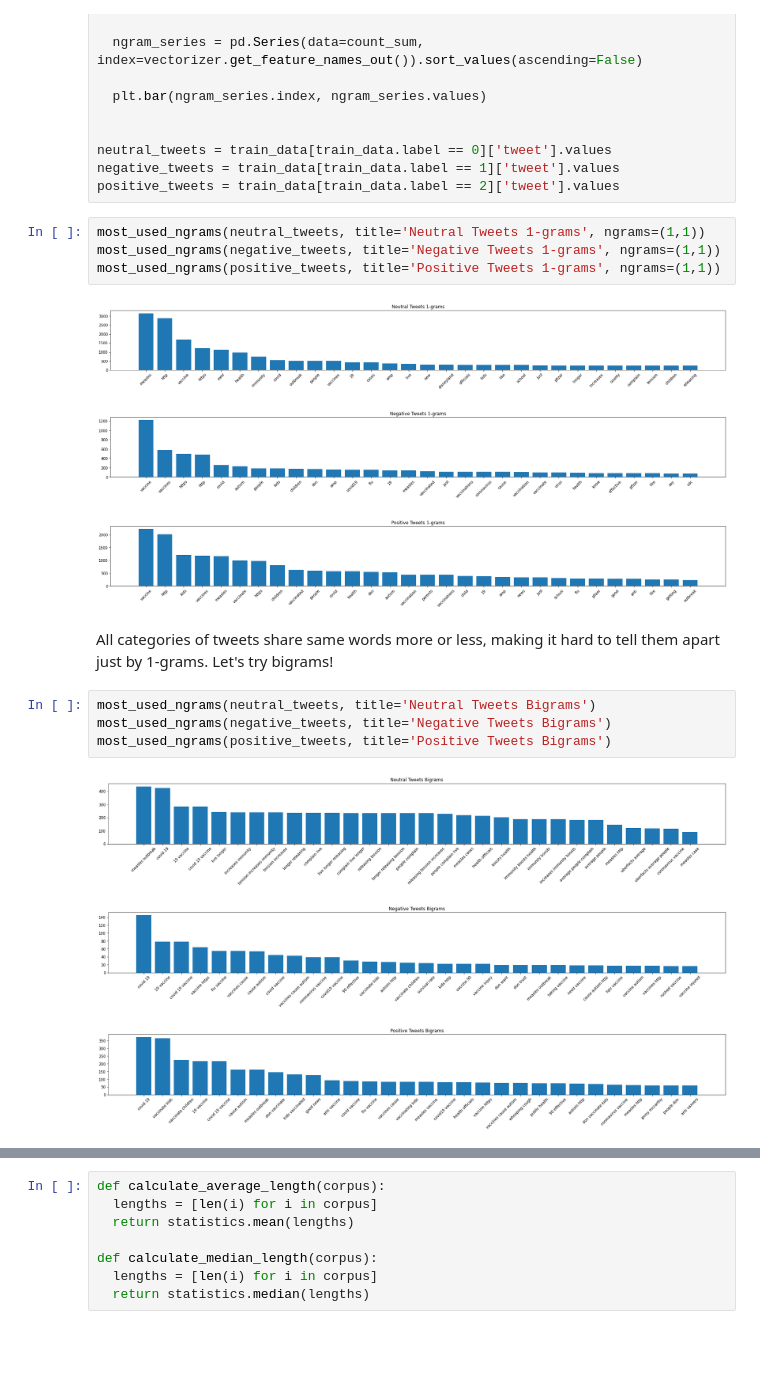
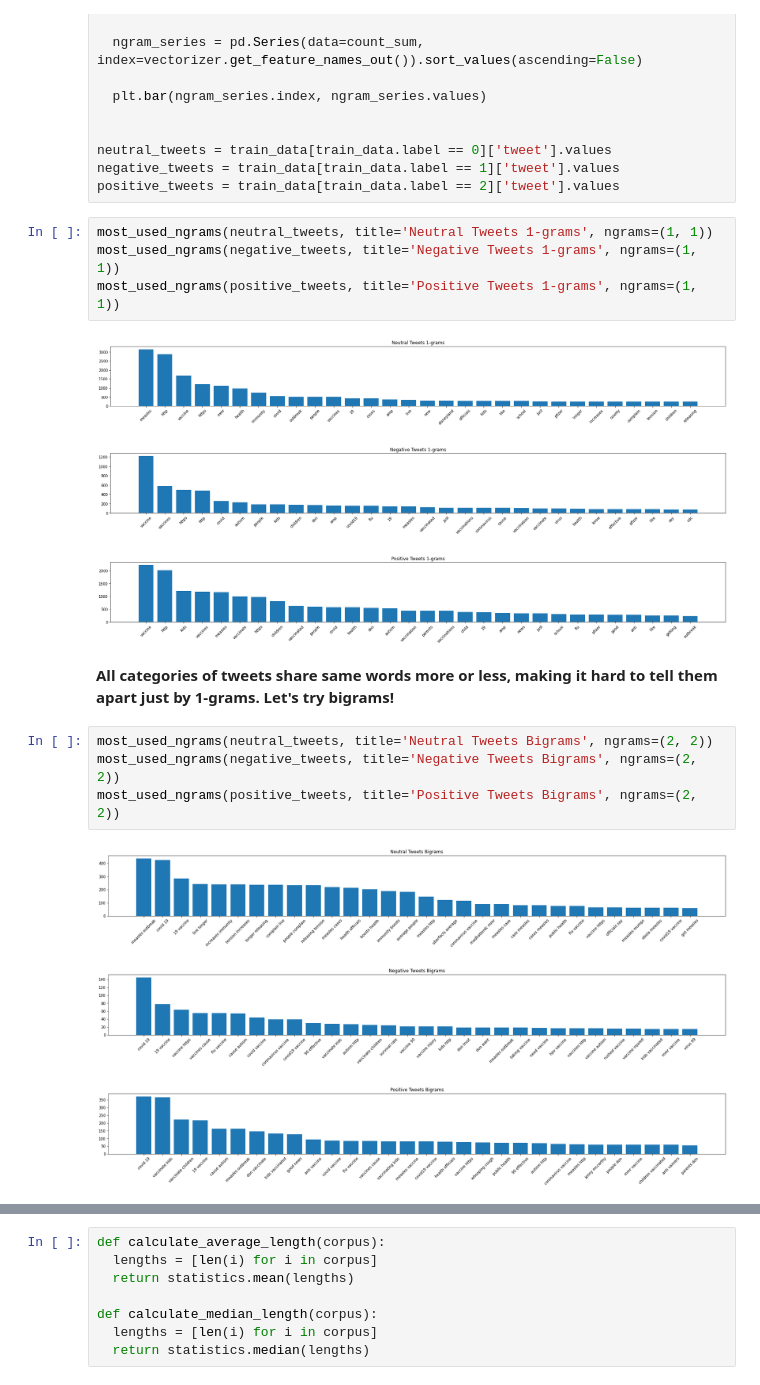
Before and after one commit to d-maniatakos/covid19-vaccine-sentiment-analysis, a Jupyter notebook: vaccine_sentiment_classifier.ipynb, the cells around one changed output, grey strips where cells are left out. Cells and saved outputs as stored; diff of their text form; blank space fills up the shorter version.

```diff
--- a/vaccine_sentiment_classifier.ipynb
+++ b/vaccine_sentiment_classifier.ipynb
@@ -57,21 +50,21 @@ neutral_tweets = train_data[train_data.label == 0]['tweet'].values
 negative_tweets = train_data[train_data.label == 1]['tweet'].values
 positive_tweets = train_data[train_data.label == 2]['tweet'].values
 # %%
-most_used_ngrams(neutral_tweets, title='Neutral Tweets 1-grams', ngrams=(1,1))
-most_used_ngrams(negative_tweets, title='Negative Tweets 1-grams', ngrams=(1,1))
-most_used_ngrams(positive_tweets, title='Positive Tweets 1-grams', ngrams=(1,1))
+most_used_ngrams(neutral_tweets, title='Neutral Tweets 1-grams', ngrams=(1, 1))
+most_used_ngrams(negative_tweets, title='Negative Tweets 1-grams', ngrams=(1, 1))
+most_used_ngrams(positive_tweets, title='Positive Tweets 1-grams', ngrams=(1, 1))
 # %% [output]
 [figure]
 [figure]
 [figure]
 # %% [markdown]
-All categories of tweets share same words more or less, making it hard to tell them apart just by 1-grams. Let's try bigrams!
+**All categories of tweets share same words more or less, making it hard to tell them apart just by 1-grams. Let's try bigrams!**
 # %%
-most_used_ngrams(neutral_tweets, title='Neutral Tweets Bigrams')
-most_used_ngrams(negative_tweets, title='Negative Tweets Bigrams')
-most_used_ngrams(positive_tweets, title='Positive Tweets Bigrams')
+most_used_ngrams(neutral_tweets, title='Neutral Tweets Bigrams', ngrams=(2, 2))
+most_used_ngrams(negative_tweets, title='Negative Tweets Bigrams', ngrams=(2, 2))
+most_used_ngrams(positive_tweets, title='Positive Tweets Bigrams', ngrams=(2, 2))
 # %% [output]
-[figure, old version]
+[figure, new version]
-[figure, old version]
+[figure, new version]
-[figure, old version]
+[figure, new version]
 # %% [markdown]
```
Also changed, not shown: parts of 21 cells of this notebook.
